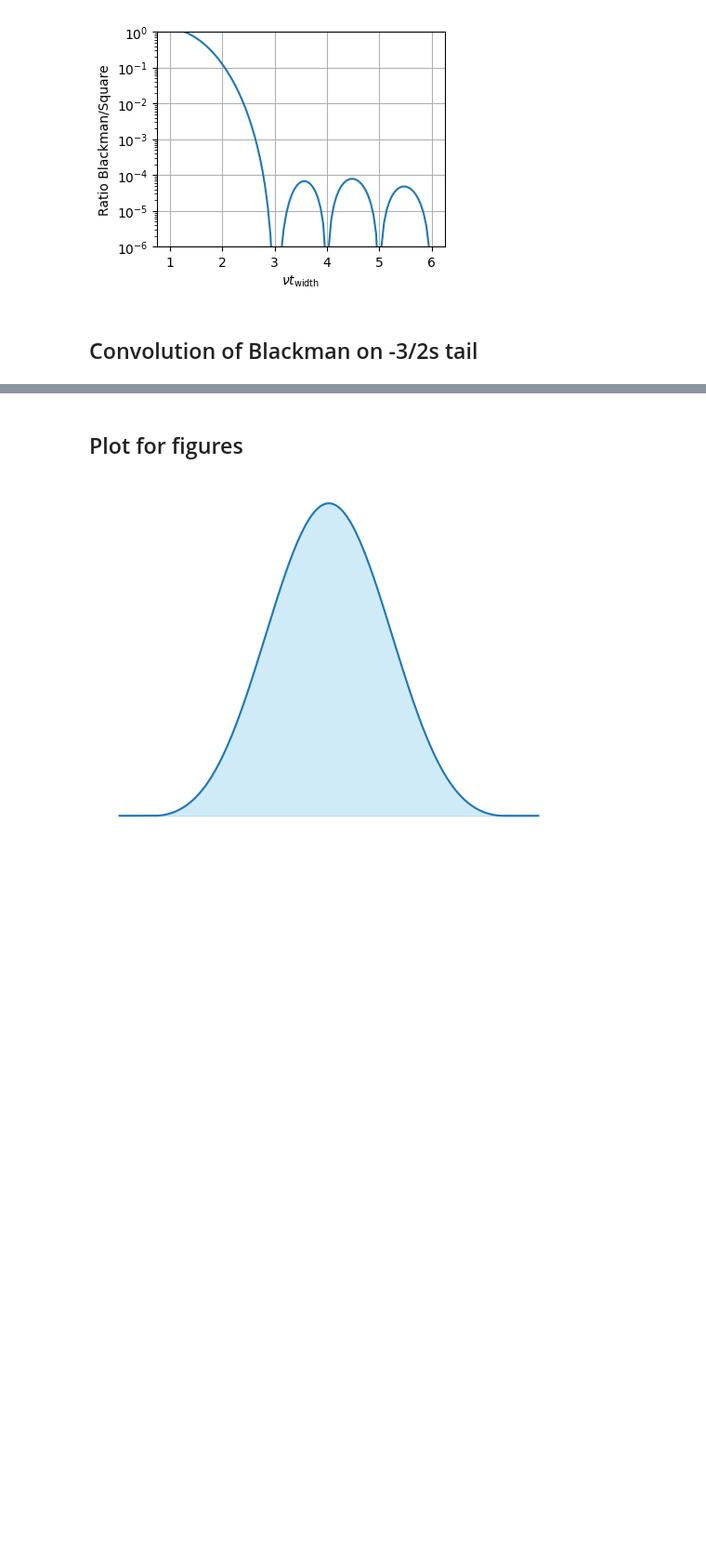
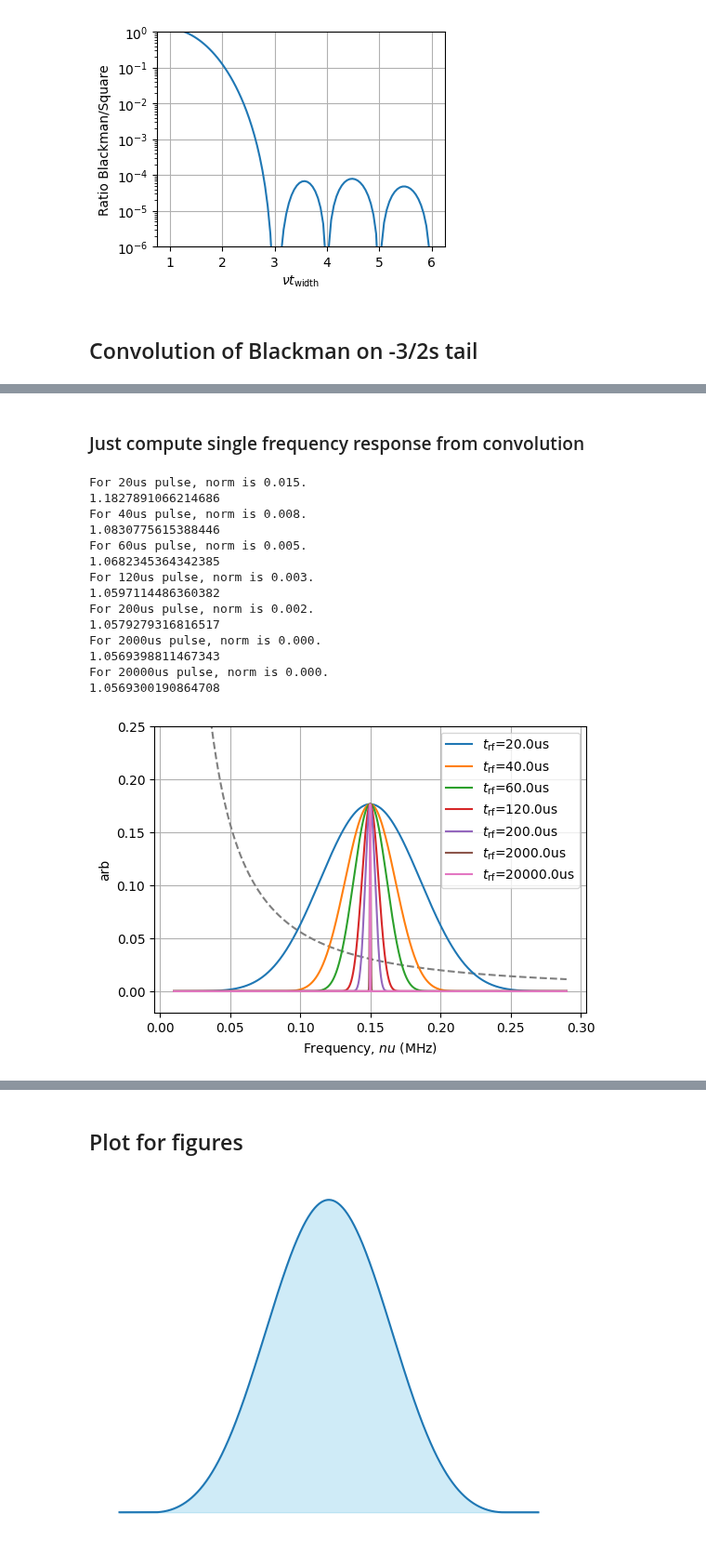
Before and after one commit to colinjdale/ChiPyLab, a Jupyter notebook: examples/plot_blackman_envelope.ipynb, the cells around one changed output, grey strips where cells are left out. Shown at 93% size. Saved outputs shown, nothing was run; the diff lists cells and outputs as text; code cells hidden in the pictures; blank space fills up the shorter version.

```diff
--- a/examples/plot_blackman_envelope.ipynb
+++ b/examples/plot_blackman_envelope.ipynb
@@ -234,0 +261,77 @@ plt.show()
+# %% [markdown]
+### Just compute single frequency response from convolution
+# %%
+# --- Parameters ---
+nu_s = 0.150            # Frequency shift of Blackman window.
+gamma = 0.005            # Lorentzian HWHM (broad).
+nu0 = 0.0              # Lorentzian center frequency.
+x_i = gamma             # Lorentzian to -3/2s tail roll-over.
+U_trap = 0.2            # Trap depth
+
+
+def lorentzian(nu):
+    return 1 / (1 + ((nu - nu0) / gamma) ** 2)
+
+
+def spectrum(nu, x_i):
+    cond_list = [nu <= x_i, nu > 0]
+    crossover_y = lorentzian(x_i) * x_i**(3/2)
+    func_list = [lorentzian, lambda x: crossover_y*x**(-3/2)]
+    return np.piecewise(nu, cond_list, func_list)
+
+
+def blackman_ft(nu, t_width):
+    return (blackman_fourier(nu, t_width)/t_width)**2
+
+
+samples = 1e5
+nu_min = 0.01
+nu_max = 2*nu_s - nu_min
+nu = np.linspace(nu_min, nu_max, int(samples))
+
+t_widths = np.array([20., 40., 60., 120., 200., 2000., 20000.])  # us
+M = np.zeros_like(t_widths)
+
+fig, ax = plt.subplots(figsize=(6,4))
+ax.set(xlabel=r"Frequency, $nu$ (MHz)", ylabel="arb", ylim=(-0.02, 0.25))
+
+S = spectrum(nu, x_i=x_i)
+S_norm = np.trapezoid(S, nu)
+ax.plot(nu, S*10, '--', color=colors[len(t_widths)])
+S /= S_norm
+
+for i, t_width in enumerate(t_widths):
+    color=colors[i]
+
+    B_pulse = blackman_ft(nu - nu_s, t_width)
+    ax.plot(nu, B_pulse, '-', color=color, label=r'$t_\mathrm{rf}$='+f'{t_width}us')
+
+    B_norm = np.trapezoid(B_pulse, nu)
+    B_pulse /= B_norm
+    print(f"For {t_width:.0f}us pulse, norm is {B_norm:.3f}.")
+
+    B = blackman_ft(nu_s - nu, t_width)/B_norm
+    M[i] = np.trapezoid(S * B, nu)
+
+    print(np.sum(S*B*(nu[1]-nu[0])))
+
+
+ax.legend()
+ax.grid(True)
+plt.show()
+# %% [output]
+For 20us pulse, norm is 0.015.
+1.1827891066214686
+For 40us pulse, norm is 0.008.
+1.0830775615388446
+For 60us pulse, norm is 0.005.
+1.0682345364342385
+For 120us pulse, norm is 0.003.
+1.0597114486360382
+For 200us pulse, norm is 0.002.
+1.0579279316816517
+For 2000us pulse, norm is 0.000.
+1.0569398811467343
+For 20000us pulse, norm is 0.000.
+1.0569300190864708
+[figure, added]
```
Also changed, not shown: parts of 13 cells of this notebook, 5 other files.
